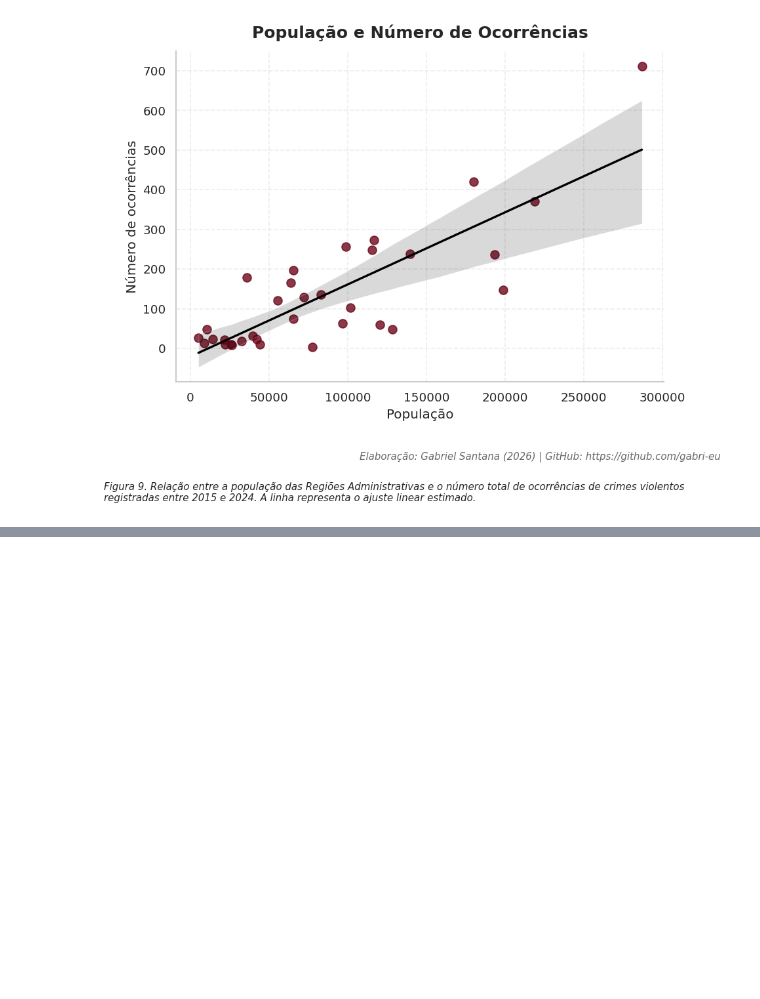
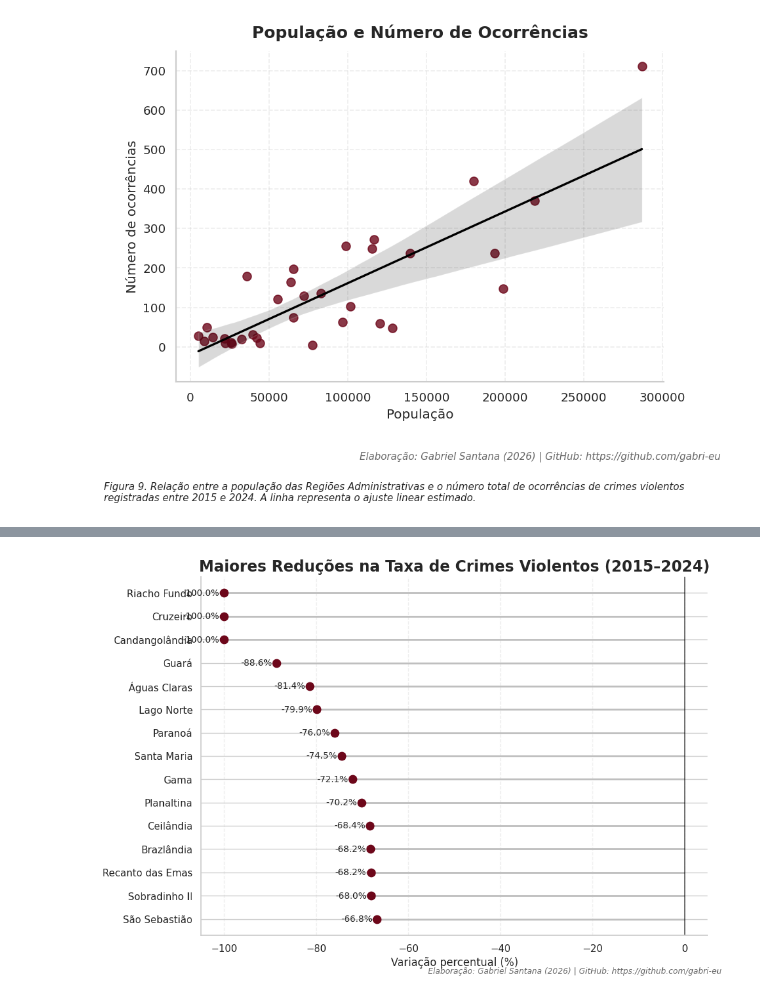
Before and after one commit to gabri-eu/Crimes_Violentos_DF, a Jupyter notebook: notebooks/03_analise_descritiva.ipynb, the cells around one changed output, grey strips where cells are left out. Saved outputs shown, nothing was run; the diff lists cells and outputs as text; code cells hidden in the pictures; blank space fills up the shorter version.

```diff
--- a/notebooks/03_analise_descritiva.ipynb
+++ b/notebooks/03_analise_descritiva.ipynb
@@ -1353,0 +1728,92 @@ plt.show()
+# %%
+# ==============================================================================
+# FIGURA — Maiores reduções na taxa de crimes violentos (Lollipop Plot)
+# ==============================================================================
+
+comparacao = (
+    base_ra_territorial
+    .pivot_table(
+        index="regiao_administrativa",
+        columns="ano",
+        values="taxa_10mil",
+        aggfunc="mean"
+    )[[2015, 2024]]
+)
+
+comparacao["variacao"] = (
+    (comparacao[2024] - comparacao[2015])
+    / comparacao[2015]
+) * 100
+
+dados = (
+    comparacao
+    .sort_values("variacao")
+    .head(15)
+    .sort_values("variacao", ascending=False)
+)
+
+fig, ax = plt.subplots(figsize=(11,7))
+
+ax.hlines(
+    y=dados.index,
+    xmin=dados["variacao"],
+    xmax=0,
+    color="#BFBFBF",
+    linewidth=2
+)
+
+ax.scatter(
+    dados["variacao"],
+    dados.index,
+    color="#6D071A",
+    s=80,
+    zorder=3
+)
+
+for y, x in zip(dados.index, dados["variacao"]):
+
+    ax.text(
+        x-1,
+        y,
+        f"{x:.1f}%",
+        ha="right",
+        va="center",
+        fontsize=10
+    )
+
+ax.axvline(
+    0,
+    color="black",
+    linewidth=1
+)
+
+ax.set_title(
+    "Maiores Reduções na Taxa de Crimes Violentos (2015–2024)",
+    fontsize=17,
+    weight="bold"
+)
+
+ax.set_xlabel("Variação percentual (%)")
+ax.set_ylabel("")
+
+ax.grid(
+    axis="x",
+    linestyle="--",
+    alpha=.3
+)
+
+ax.spines["top"].set_visible(False)
+ax.spines["right"].set_visible(False)
+
+plt.subplots_adjust(
+    left=.25,
+    right=.97,
+    top=.90,
+    bottom=.10
+)
+
+assinatura_figura(fig)
+
+plt.show()
+# %% [output]
+[figure, added]
```
Also changed, not shown: parts of 17 cells of this notebook, 1 other file.
